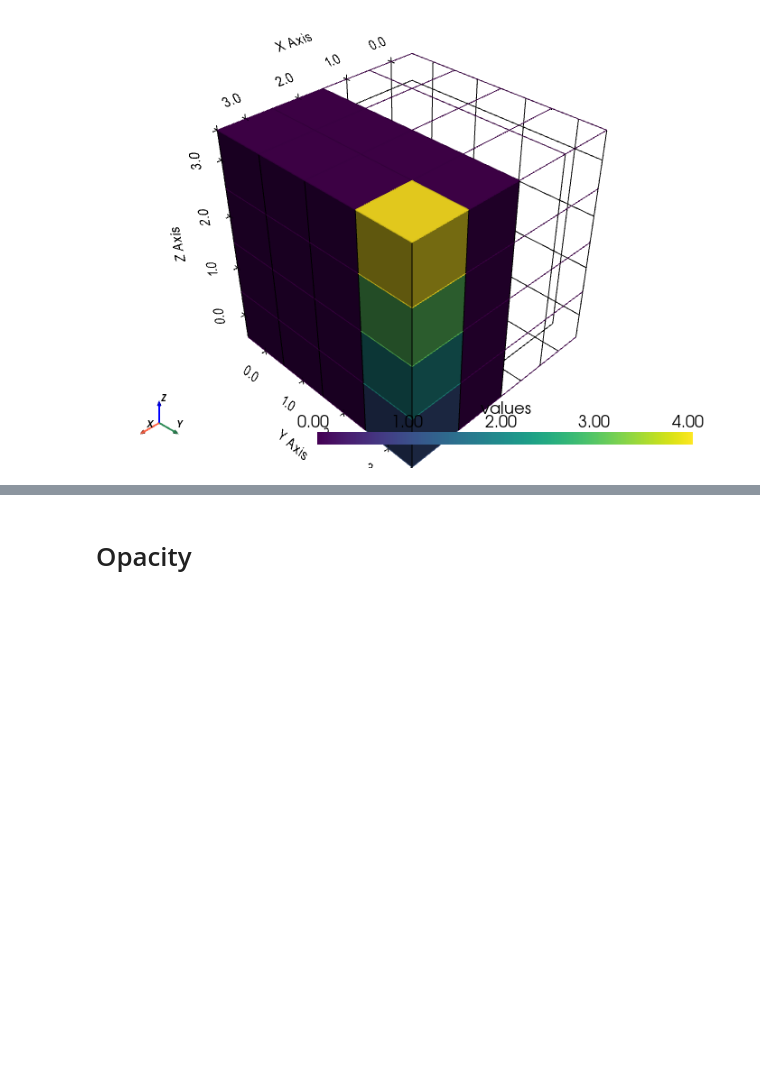
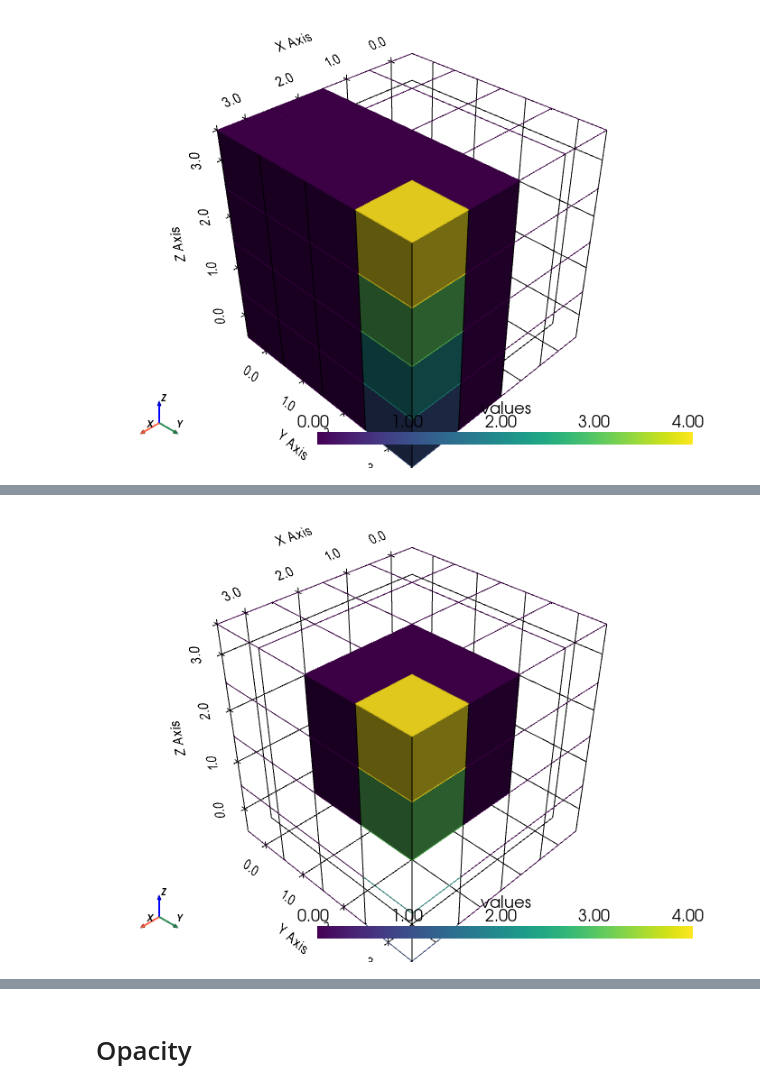
Before and after one commit to kmch/pyvista-examples, a Jupyter notebook: notebooks/myown/basics.ipynb, the cells around one changed output, grey strips where cells are left out. Saved outputs shown, nothing was run; the diff lists cells and outputs as text; code cells hidden in the pictures; blank space fills up the shorter version.

Commit message:
basics: subclassed UniformGrid, added clip

```diff
--- a/notebooks/myown/basics.ipynb
+++ b/notebooks/myown/basics.ipynb
@@ -474,0 +569,14 @@ p.show()
+# %%
+nx, ny, nz = 4, 4, 4
+a = np.zeros((nx,ny,nz))
+a[-1,-1,:] = np.arange(1,nz+1)
+v = Vol(a)
+p = Pl()
+p.add_mesh(v, style='wireframe')
+p.add_mesh(v.crop([2,3, 2,3, 2,3]))
+# p.add_mesh(v.carve([2,3, 2,3, 2,3]))
+p.show_axes()
+p.show_grid()
+p.show()
+# %% [output]
+[figure, added]
```
Also changed, not shown: parts of 13 cells of this notebook.
